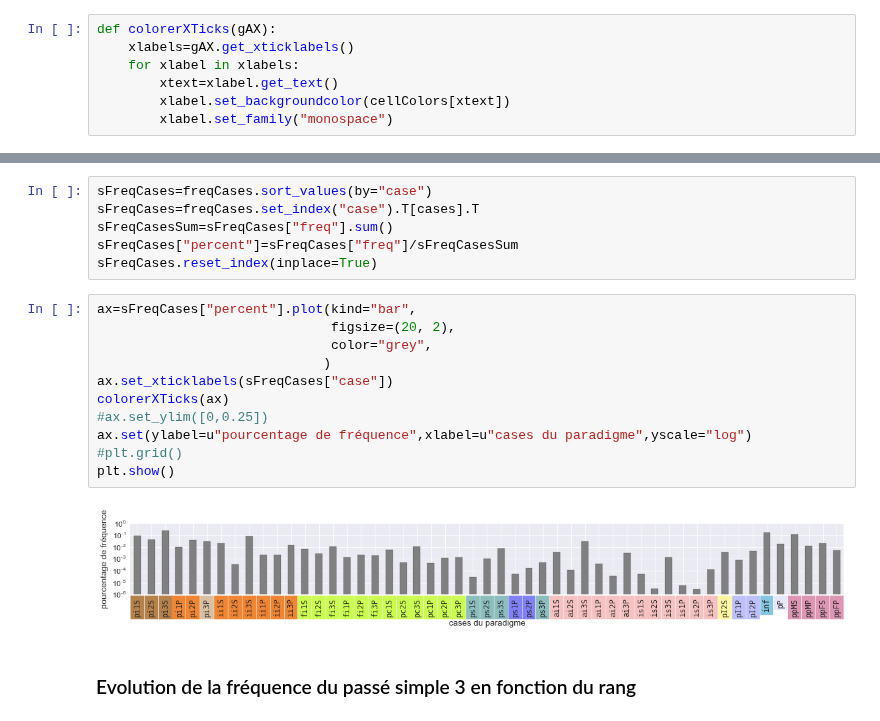
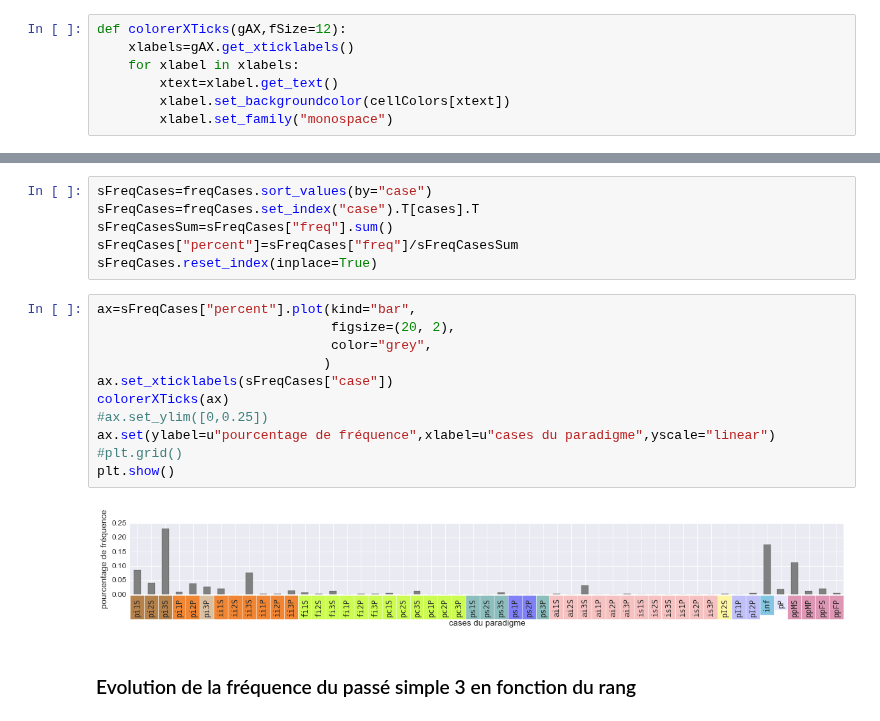
Before and after one commit to gboye/SWIM, a Jupyter notebook: SampleManagement/Lexique3-DistributionCoformes.ipynb, the cells around one changed output, grey strips where cells are left out. Drawn from its saved outputs; the diff is of its cells as text.

```diff
--- a/SampleManagement/Lexique3-DistributionCoformes.ipynb
+++ b/SampleManagement/Lexique3-DistributionCoformes.ipynb
@@ -74,7 +74,7 @@ cases+="pI2S pI1P pI2P inf pP".split(" ")
 cases+=["pp"+g+n for g in "MF" for n in "SP"]
 #cases
 # %%
-def colorerXTicks(gAX):
+def colorerXTicks(gAX,fSize=12):
     xlabels=gAX.get_xticklabels()
     for xlabel in xlabels:
         xtext=xlabel.get_text()
@@ -232,16 +258,16 @@ sFreqCases.reset_index(inplace=True)
 # %%
 ax=sFreqCases["percent"].plot(kind="bar",
                               figsize=(20, 2),
                               color="grey",
                              )
 ax.set_xticklabels(sFreqCases["case"])
 colorerXTicks(ax)
 #ax.set_ylim([0,0.25])
-ax.set(ylabel=u"pourcentage de fréquence",xlabel=u"cases du paradigme",yscale="log")
+ax.set(ylabel=u"pourcentage de fréquence",xlabel=u"cases du paradigme",yscale="linear")
 #plt.grid()
 plt.show()
 # %% [output]
-[figure, old version]
+[figure, new version]
 # %% [markdown]
 ### Evolution de la fréquence du passé simple 3 en fonction du rang
 # %%
```
Also changed, not shown: parts of 2 cells of this notebook, 6 other files.
